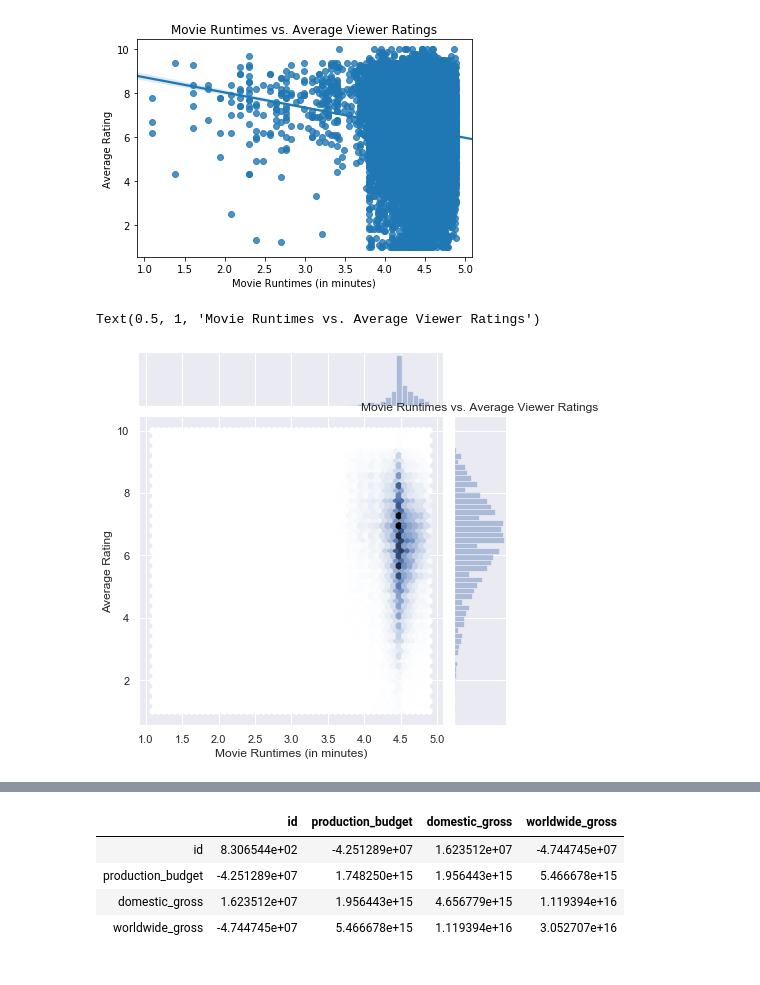
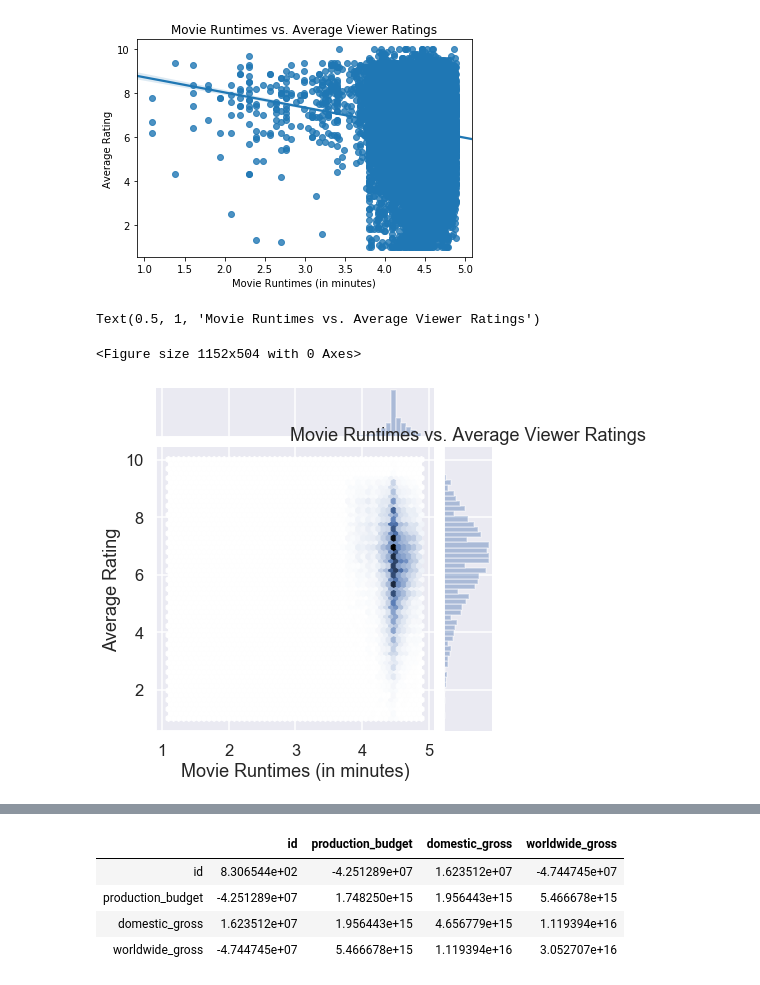
Before and after one commit to EricaSG/dsc-mod-1-project-v2-1-onl01-dtsc-ft-041320, a Jupyter notebook: student.ipynb, the cells around one changed output, grey strips where cells are left out. Saved outputs shown, nothing was run; the diff lists cells and outputs as text; code cells hidden in the pictures.

```diff
--- a/student.ipynb
+++ b/student.ipynb
@@ -786,8 +786,11 @@ Text(0.5, 1.0, 'Movie Runtimes vs. Average Viewer Ratings')
 [figure]
 # %%
 #Try Log Transformation Plot
+plt.figure(figsize=(16,7))
+sns.set_context('talk')
 sns.jointplot(x= 'time', y= 'averagerating', data= imdb_ratings_basics_df, kind='hex').set_axis_labels('Movie Runtimes (in minutes)', 'Average Rating')
 plt.title('Movie Runtimes vs. Average Viewer Ratings')
 # %% [output]
 Text(0.5, 1, 'Movie Runtimes vs. Average Viewer Ratings')
+<Figure size 1152x504 with 0 Axes>
-[figure, old version]
+[figure, new version]
```
Also changed, not shown: parts of 5 cells of this notebook.
